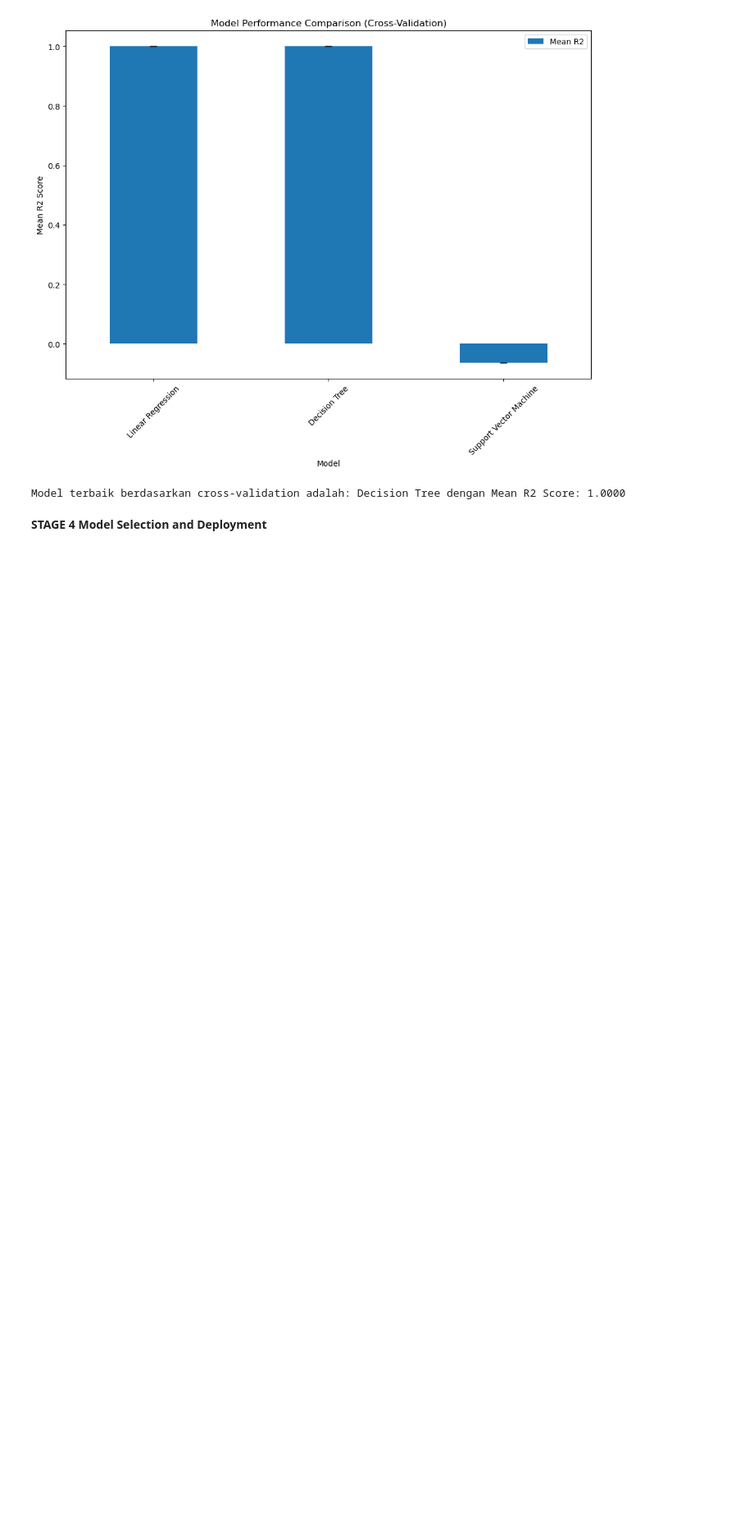
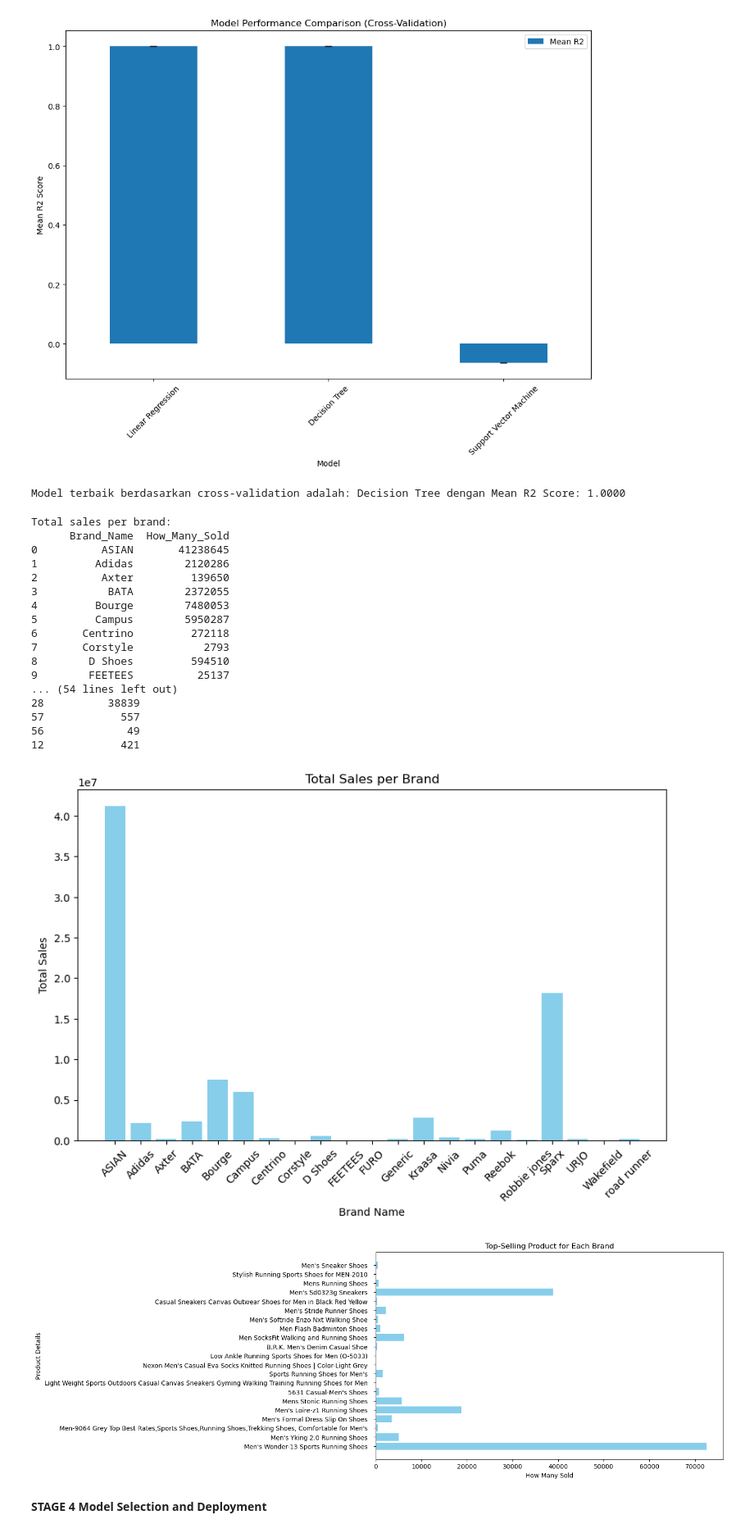
Before and after one commit to GADINGKAILA/Gading-Kaila, a Jupyter notebook: UAS/UAS_FIX_MPML.ipynb, the cells around one changed output. Shown: that part at 82% size. Saved outputs shown, nothing was run; the diff lists cells and outputs as text; code cells hidden in the pictures; blank space fills up the shorter version.

```diff
--- a/UAS/UAS_FIX_MPML.ipynb
+++ b/UAS/UAS_FIX_MPML.ipynb
@@ -199,5 +199,65 @@ Decision Tree           1.000000  0.000000e+00
 Support Vector Machine -0.064684  1.528816e-04
 [figure]
 Model terbaik berdasarkan cross-validation adalah: Decision Tree dengan Mean R2 Score: 1.0000
+# %%
+import pandas as pd
+import matplotlib.pyplot as plt
+
+# Load the data
+data = pd.read_csv('sepatu.csv')
+
+# Clean the 'How_Many_Sold' column
+data['How_Many_Sold'] = data['How_Many_Sold'].str.replace(',', '').astype(int)
+
+# Group by Brand_Name and sum the sales
+brand_sales = data.groupby('Brand_Name')['How_Many_Sold'].sum().reset_index()
+
+# Find the product details with the highest sales for each brand
+top_products = data.loc[data.groupby('Brand_Name')['How_Many_Sold'].idxmax()]
+
+# Print the total sales per brand
+print("Total sales per brand:")
+print(brand_sales)
+
+# Print the top-selling product for each brand
+print("\nTop-selling product for each brand:")
+print(top_products[['Brand_Name', 'Product_details', 'How_Many_Sold']])
+
+# Plot the total sales per brand
+plt.figure(figsize=(10, 6))
+plt.bar(brand_sales['Brand_Name'], brand_sales['How_Many_Sold'], color='skyblue')
+plt.xlabel('Brand Name')
+plt.ylabel('Total Sales')
+plt.title('Total Sales per Brand')
+plt.xticks(rotation=45)
+plt.show()
+
+# Plot the top-selling product for each brand
+plt.figure(figsize=(10, 6))
+plt.barh(top_products['Product_details'], top_products['How_Many_Sold'], color='skyblue')
+plt.xlabel('How Many Sold')
+plt.ylabel('Product Details')
+plt.title('Top-Selling Product for Each Brand')
+plt.show()
+# %% [output]
+Total sales per brand:
+      Brand_Name  How_Many_Sold
+0          ASIAN       41238645
+1         Adidas        2120286
+2          Axter         139650
+3           BATA        2372055
+4         Bourge        7480053
+5         Campus        5950287
+6       Centrino         272118
+7       Corstyle           2793
+8        D Shoes         594510
+9        FEETEES          25137
+... (54 lines left out)
+28          38839
+57            557
+56             49
+12            421
+[figure, added]
+[figure, added]
 # %% [markdown]
 **STAGE 4 Model Selection and Deployment**
```
Also changed, not shown: parts of 1 cell of this notebook, 1 other file.
